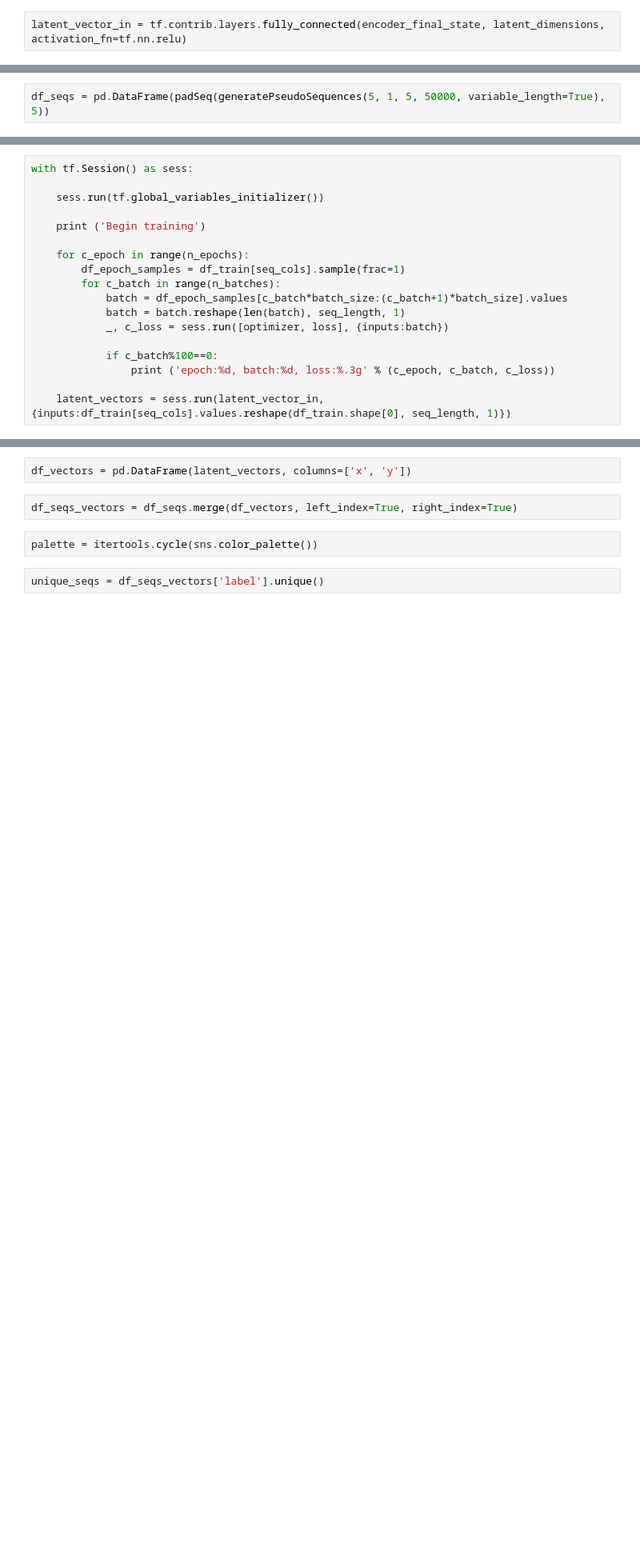
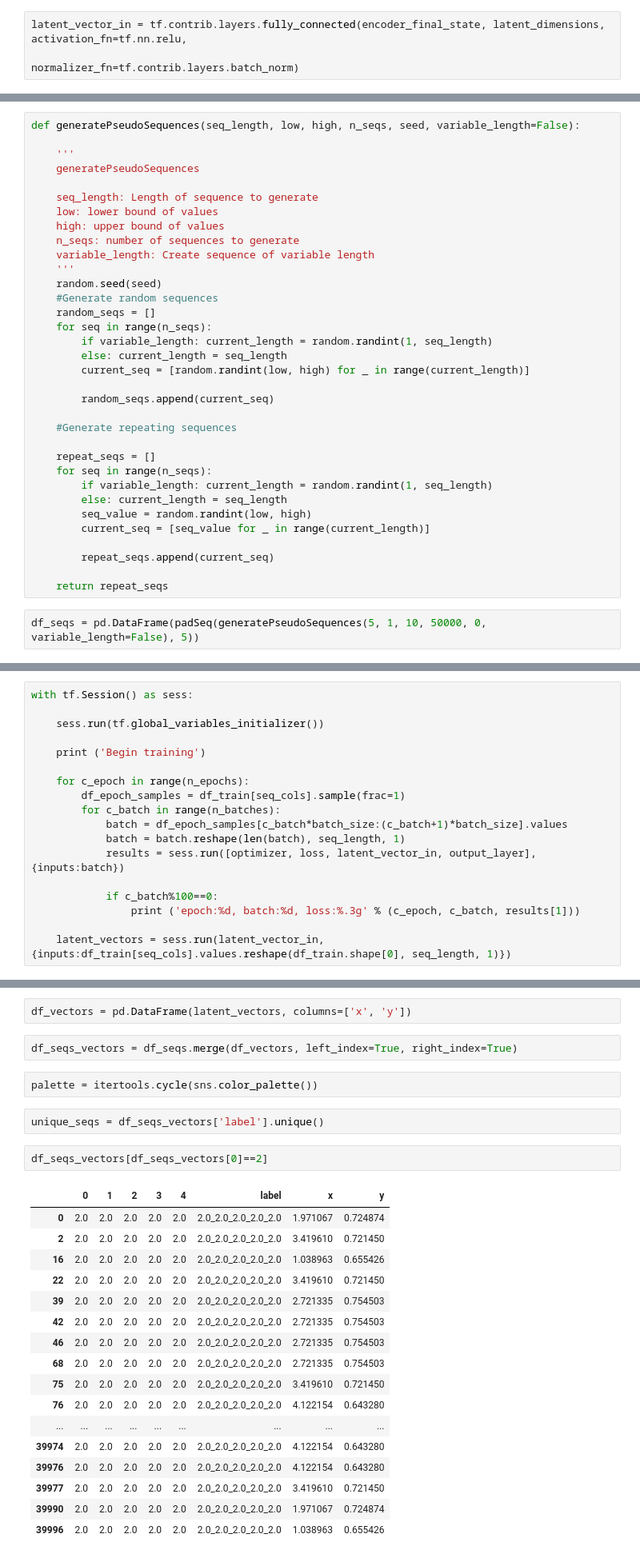
Before and after one commit to kuhanw/sequence_compression, a Jupyter notebook: sequence_compression_prototype.ipynb, the cells around one changed output, grey strips where cells are left out. Shown at 80% size. Cells and saved outputs as stored; diff of their text form; blank space fills up the shorter version.

```diff
--- a/sequence_compression_prototype.ipynb
+++ b/sequence_compression_prototype.ipynb
@@ -83,7 +78,8 @@ with tf.variable_scope('encoder', reuse=False):
 
     encoder_final_state = tf.concat([state_tuple[0].h for state_tuple in encoder_state_outputs], axis=1)
 # %%
-latent_vector_in = tf.contrib.layers.fully_connected(encoder_final_state, latent_dimensions, activation_fn=tf.nn.relu)
+latent_vector_in = tf.contrib.layers.fully_connected(encoder_final_state, latent_dimensions, activation_fn=tf.nn.relu,
+                                                    normalizer_fn=tf.contrib.layers.batch_norm)
 # %%
 latent_vector_out = tf.contrib.layers.fully_connected(latent_vector_in, decoder_cells, activation_fn=tf.nn.relu)
 # %%
@@ -122,5 +113,39 @@ with tf.Session() as sess:
+# %%
+def generatePseudoSequences(seq_length, low, high, n_seqs, seed, variable_length=False):
+
+    '''
+    generatePseudoSequences
+
+    seq_length: Length of sequence to generate
+    low: lower bound of values
+    high: upper bound of values
+    n_seqs: number of sequences to generate
+    variable_length: Create sequence of variable length
+    '''
+    random.seed(seed)
+    #Generate random sequences
+    random_seqs = []
+    for seq in range(n_seqs):
+        if variable_length: current_length = random.randint(1, seq_length)
+        else: current_length = seq_length
+        current_seq = [random.randint(low, high) for _ in range(current_length)]
+
+        random_seqs.append(current_seq)
+
+    #Generate repeating sequences
+
+    repeat_seqs = []
+    for seq in range(n_seqs):
+        if variable_length: current_length = random.randint(1, seq_length)
+        else: current_length = seq_length
+        seq_value = random.randint(low, high)
+        current_seq = [seq_value for _ in range(current_length)]
+
+        repeat_seqs.append(current_seq)
+
+    return repeat_seqs
 # %%
-df_seqs = pd.DataFrame(padSeq(generatePseudoSequences(5, 1, 5, 50000, variable_length=True), 5))
+df_seqs = pd.DataFrame(padSeq(generatePseudoSequences(5, 1, 10, 50000, 0, variable_length=False), 5))
 # %%
 seq_cols = df_seqs.columns.values
 # %%
@@ -183,10 +208,10 @@ with tf.Session() as sess:
         for c_batch in range(n_batches):
             batch = df_epoch_samples[c_batch*batch_size:(c_batch+1)*batch_size].values
             batch = batch.reshape(len(batch), seq_length, 1)
-            _, c_loss = sess.run([optimizer, loss], {inputs:batch})
+            results = sess.run([optimizer, loss, latent_vector_in, output_layer], {inputs:batch})
 
             if c_batch%100==0:
-                print ('epoch:%d, batch:%d, loss:%.3g' % (c_epoch, c_batch, c_loss))
+                print ('epoch:%d, batch:%d, loss:%.3g' % (c_epoch, c_batch, results[1]))
 
     latent_vectors = sess.run(latent_vector_in, {inputs:df_train[seq_cols].values.reshape(df_train.shape[0], seq_length, 1)})
 # %% [output]
@@ -215,3 +240,23 @@ df_seqs_vectors = df_seqs.merge(df_vectors, left_index=True, right_index=True)
 palette = itertools.cycle(sns.color_palette())
 # %%
 unique_seqs = df_seqs_vectors['label'].unique()
+# %%
+df_seqs_vectors[df_seqs_vectors[0]==2]
+# %% [output]
+|  | 0 | 1 | 2 | 3 | 4 | label | x | y |
+| 0 | 2.0 | 2.0 | 2.0 | 2.0 | 2.0 | 2.0_2.0_2.0_2.0_2.0 | 1.971067 | 0.724874 |
+| 2 | 2.0 | 2.0 | 2.0 | 2.0 | 2.0 | 2.0_2.0_2.0_2.0_2.0 | 3.419610 | 0.721450 |
+| 16 | 2.0 | 2.0 | 2.0 | 2.0 | 2.0 | 2.0_2.0_2.0_2.0_2.0 | 1.038963 | 0.655426 |
+| 22 | 2.0 | 2.0 | 2.0 | 2.0 | 2.0 | 2.0_2.0_2.0_2.0_2.0 | 3.419610 | 0.721450 |
+| 39 | 2.0 | 2.0 | 2.0 | 2.0 | 2.0 | 2.0_2.0_2.0_2.0_2.0 | 2.721335 | 0.754503 |
+| 42 | 2.0 | 2.0 | 2.0 | 2.0 | 2.0 | 2.0_2.0_2.0_2.0_2.0 | 2.721335 | 0.754503 |
+| 46 | 2.0 | 2.0 | 2.0 | 2.0 | 2.0 | 2.0_2.0_2.0_2.0_2.0 | 2.721335 | 0.754503 |
+| 68 | 2.0 | 2.0 | 2.0 | 2.0 | 2.0 | 2.0_2.0_2.0_2.0_2.0 | 2.721335 | 0.754503 |
+| 75 | 2.0 | 2.0 | 2.0 | 2.0 | 2.0 | 2.0_2.0_2.0_2.0_2.0 | 3.419610 | 0.721450 |
+| 76 | 2.0 | 2.0 | 2.0 | 2.0 | 2.0 | 2.0_2.0_2.0_2.0_2.0 | 4.122154 | 0.643280 |
+| ... | ... | ... | ... | ... | ... | ... | ... | ... |
+| 39974 | 2.0 | 2.0 | 2.0 | 2.0 | 2.0 | 2.0_2.0_2.0_2.0_2.0 | 4.122154 | 0.643280 |
+| 39976 | 2.0 | 2.0 | 2.0 | 2.0 | 2.0 | 2.0_2.0_2.0_2.0_2.0 | 4.122154 | 0.643280 |
+| 39977 | 2.0 | 2.0 | 2.0 | 2.0 | 2.0 | 2.0_2.0_2.0_2.0_2.0 | 3.419610 | 0.721450 |
+| 39990 | 2.0 | 2.0 | 2.0 | 2.0 | 2.0 | 2.0_2.0_2.0_2.0_2.0 | 1.971067 | 0.724874 |
+| 39996 | 2.0 | 2.0 | 2.0 | 2.0 | 2.0 | 2.0_2.0_2.0_2.0_2.0 | 1.038963 | 0.655426 |
```
Also changed, not shown: parts of 9 cells of this notebook.
